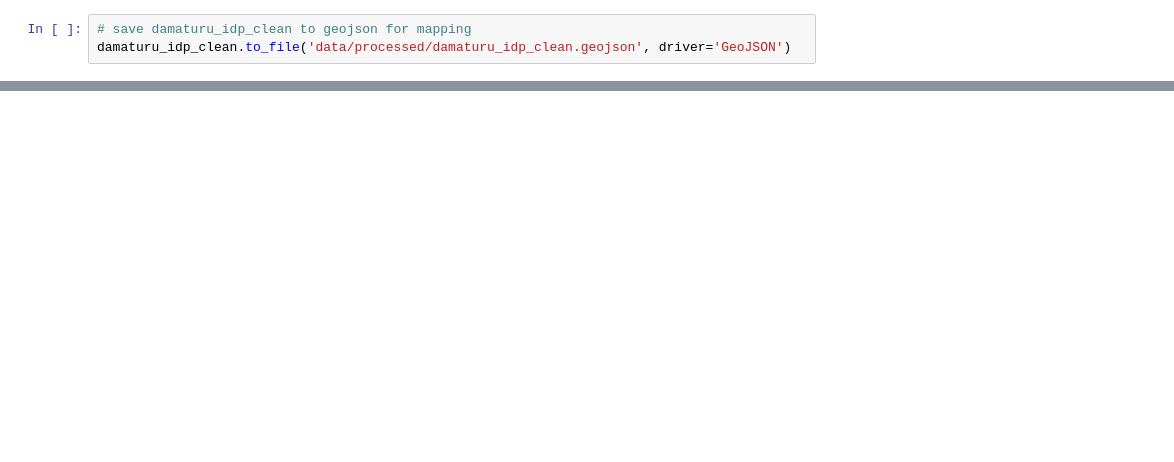
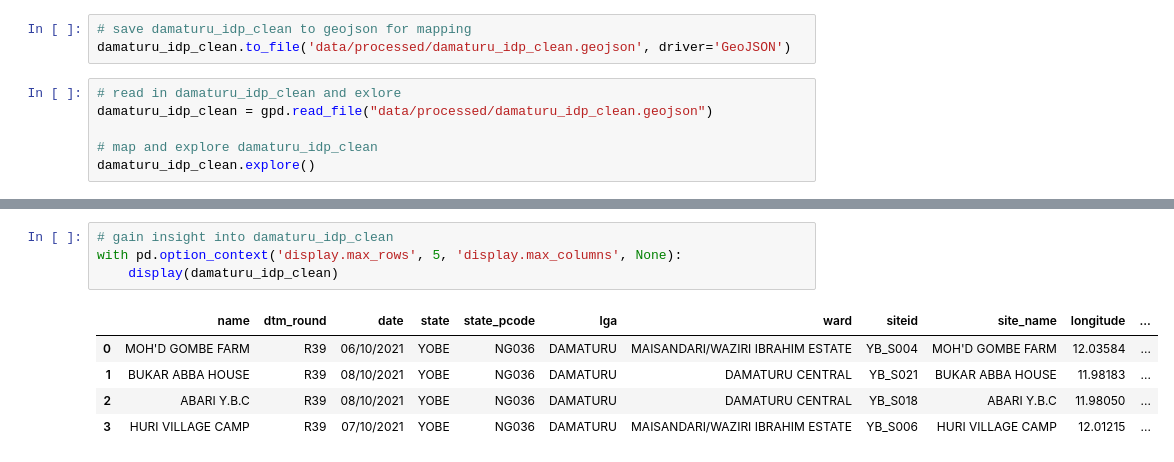
Before and after one commit to carolinecullinan/damaturu-nigeria-idp, a Jupyter notebook: notebooks/1-cgc-cleaning.ipynb, the cells around one changed output, grey strips where cells are left out. Saved outputs shown, nothing was run; the diff lists cells and outputs as text; blank space fills up the shorter version.

```diff
--- a/notebooks/1-cgc-cleaning.ipynb
+++ b/notebooks/1-cgc-cleaning.ipynb
@@ -199,3 +278,9 @@ Name: 0, Length: 102, dtype: object
 # %%
 # save damaturu_idp_clean to geojson for mapping
 damaturu_idp_clean.to_file('data/processed/damaturu_idp_clean.geojson', driver='GeoJSON')
+# %%
+# read in damaturu_idp_clean and exlore
+damaturu_idp_clean = gpd.read_file("data/processed/damaturu_idp_clean.geojson")
+
+# map and explore damaturu_idp_clean
+damaturu_idp_clean.explore()
@@ -201,0 +289,10 @@ damaturu_idp_clean.to_file('data/processed/damaturu_idp_clean.geojson', driver='
+# %%
+# gain insight into damaturu_idp_clean
+with pd.option_context('display.max_rows', 5, 'display.max_columns', None):
+    display(damaturu_idp_clean)
+# %% [output]
+|  | name | dtm_round | date | state | state_pcode | lga | ward | siteid | site_name | longitude | ... |
+| 0 | MOH'D GOMBE FARM | R39 | 06/10/2021 | YOBE | NG036 | DAMATURU | MAISANDARI/WAZIRI IBRAHIM ESTATE | YB_S004 | MOH'D GOMBE FARM | 12.03584 | ... |
+| 1 | BUKAR ABBA HOUSE | R39 | 08/10/2021 | YOBE | NG036 | DAMATURU | DAMATURU CENTRAL | YB_S021 | BUKAR ABBA HOUSE | 11.98183 | ... |
+| 2 | ABARI Y.B.C | R39 | 08/10/2021 | YOBE | NG036 | DAMATURU | DAMATURU CENTRAL | YB_S018 | ABARI Y.B.C | 11.98050 | ... |
+| 3 | HURI VILLAGE CAMP | R39 | 07/10/2021 | YOBE | NG036 | DAMATURU | MAISANDARI/WAZIRI IBRAHIM ESTATE | YB_S006 | HURI VILLAGE CAMP | 12.01215 | ... |
```
Also changed, not shown: parts of 23 cells of this notebook, 6 other files.
